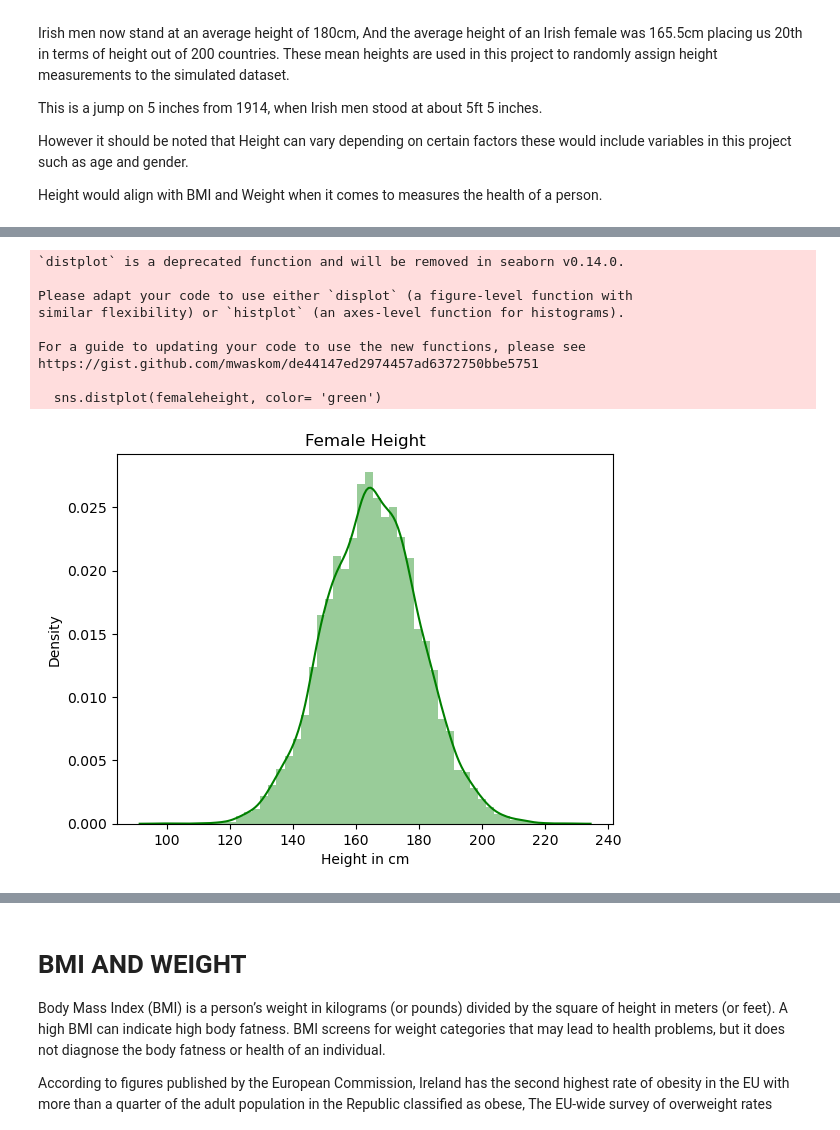
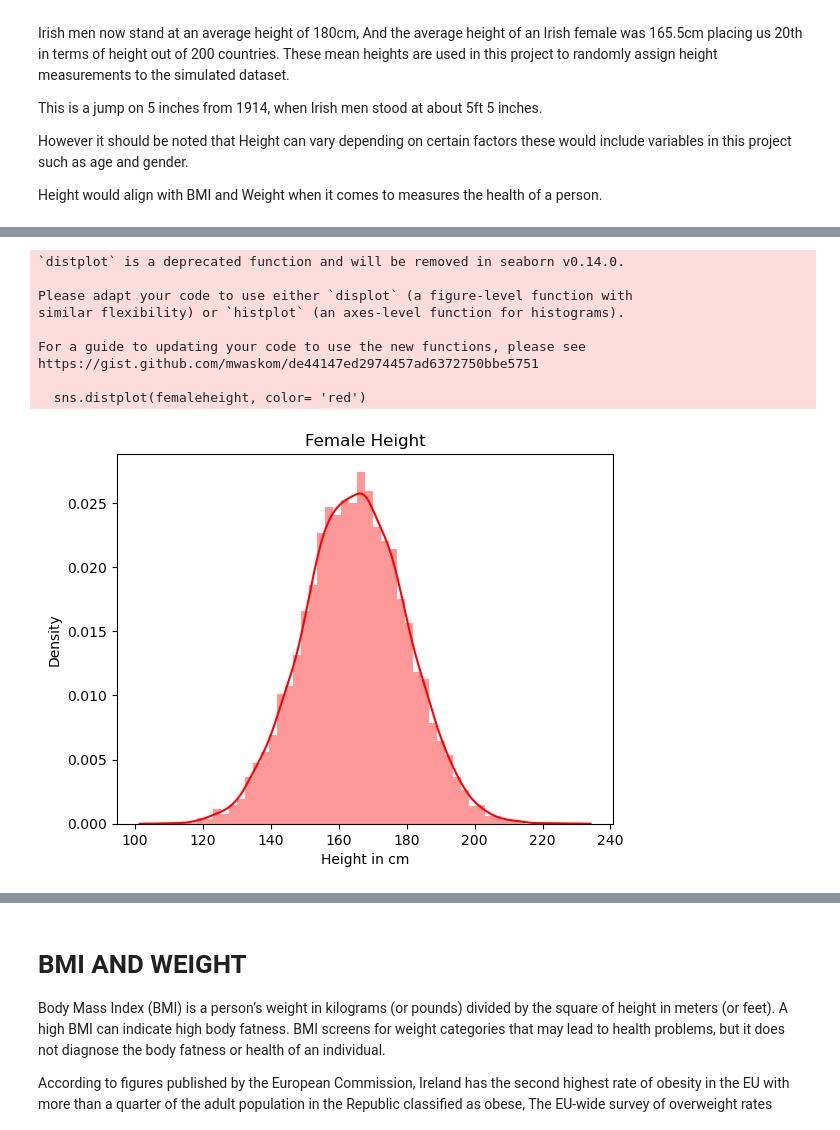
Before and after one commit to keithmmc/PDA1, a Jupyter notebook: PDA1.ipynb, the cells around one changed output, grey strips where cells are left out. Cells and saved outputs as stored; diff of their text form; code cells hidden in the pictures.

```diff
--- a/PDA1.ipynb
+++ b/PDA1.ipynb
@@ -220,21 +220,21 @@ np.mean(maleheight)
 # %%
 femaleheight = pd.DataFrame(np.random.normal(165.1, 15, 7500))
-sns.distplot(femaleheight, color= 'green')
+sns.distplot(femaleheight, color= 'red')
 plt.title('Female Height')
 plt.xlabel('Height in cm')
 plt.show()
 femaleheight.columns = ['Height']
 # %% [output]
 `distplot` is a deprecated function and will be removed in seaborn v0.14.0.
 
 Please adapt your code to use either `displot` (a figure-level function with
 similar flexibility) or `histplot` (an axes-level function for histograms).
 
 For a guide to updating your code to use the new functions, please see
 https://gist.github.com/mwaskom/de44147ed2974457ad6372750bbe5751
 
-  sns.distplot(femaleheight, color= 'green')
+  sns.distplot(femaleheight, color= 'red')
-[figure, old version]
+[figure, new version]
 # %%
 np.mean(femaleheight)
 # %% [output]
```
Also changed, not shown: parts of 18 cells of this notebook.
